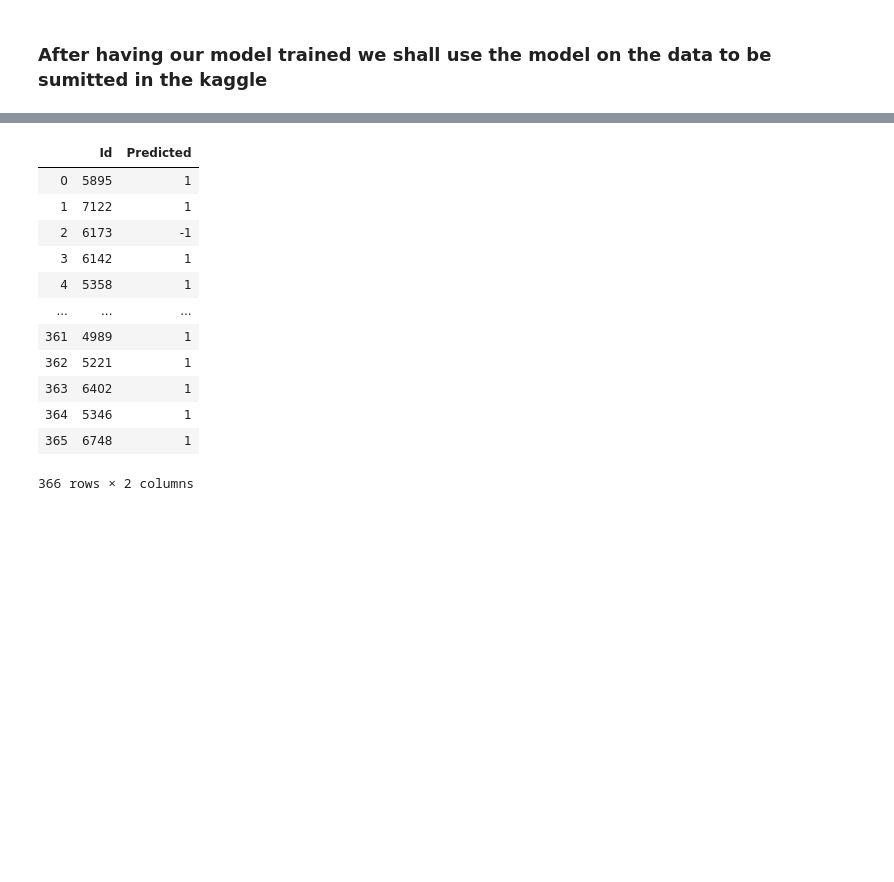
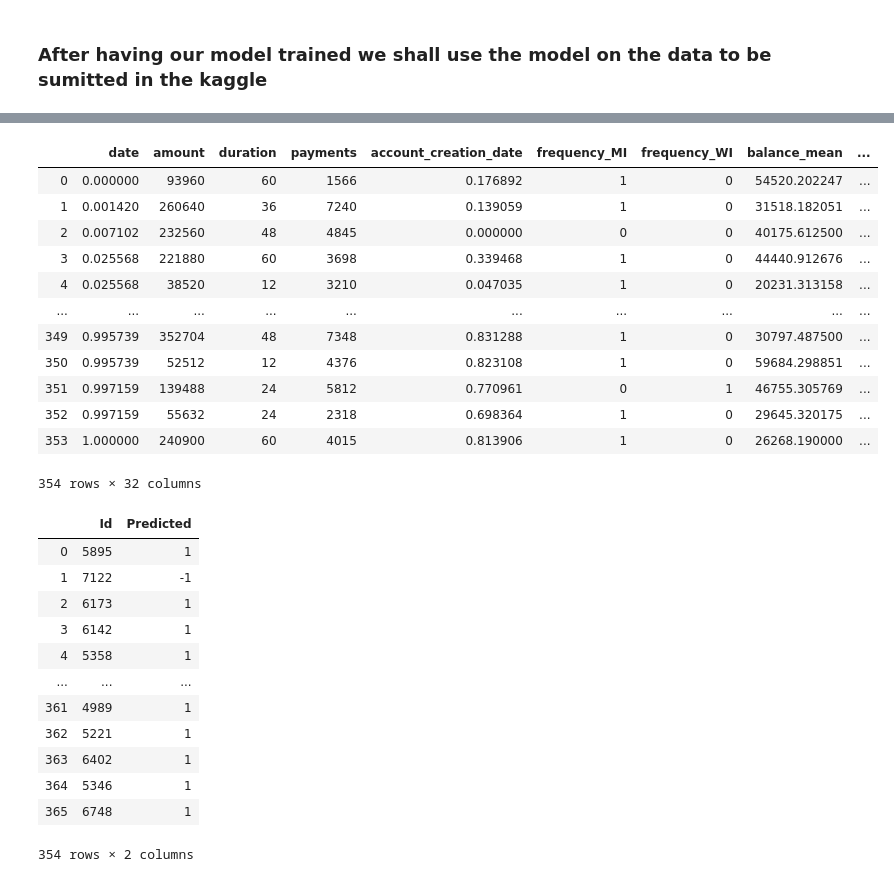
Before and after one commit to EdgarACarneiro/feup-ecac, a Jupyter notebook: project-competition/prediction.ipynb, the cells around one changed output, grey strips where cells are left out. Drawn from its saved outputs; the diff is of its cells as text; code cells hidden in the pictures; blank space fills up the shorter version.

```diff
--- a/project-competition/prediction.ipynb
+++ b/project-competition/prediction.ipynb
@@ -157,27 +160,43 @@ display(test_dataset.head())
 # %%
 # Using the model to get the 'status' predictions
+display(test_dataset)
 predictions_df = test_dataset.copy()
 predictions_df['Predicted'] = classifier.predict(test_dataset)
 predictions_df = ids.merge(predictions_df, on=['date', 'amount'])
 predictions_df = predictions_df[['loan_id', 'Predicted']]\
                     .rename(columns={
-                        'loan_id': 'Id'})
+                        'loan_id': 'Id'
+                    })\
+                    .drop_duplicates()
 
 display(predictions_df)
 # %% [output]
-|  | Id | Predicted |
-| 0 | 5895 | 1 |
-| 1 | 7122 | 1 |
-| 2 | 6173 | -1 |
-| 3 | 6142 | 1 |
-| 4 | 5358 | 1 |
-| ... | ... | ... |
-| 361 | 4989 | 1 |
-| 362 | 5221 | 1 |
-| 363 | 6402 | 1 |
-| 364 | 5346 | 1 |
-| 365 | 6748 | 1 |
+|  | date | amount | duration | payments | account_creation_date | frequency_MI | frequency_WI | balance_mean | ... |
+| 0 | 0.000000 | 93960 | 60 | 1566 | 0.176892 | 1 | 0 | 54520.202247 | ... |
+| 1 | 0.001420 | 260640 | 36 | 7240 | 0.139059 | 1 | 0 | 31518.182051 | ... |
+| 2 | 0.007102 | 232560 | 48 | 4845 | 0.000000 | 0 | 0 | 40175.612500 | ... |
+| 3 | 0.025568 | 221880 | 60 | 3698 | 0.339468 | 1 | 0 | 44440.912676 | ... |
+| 4 | 0.025568 | 38520 | 12 | 3210 | 0.047035 | 1 | 0 | 20231.313158 | ... |
+| ... | ... | ... | ... | ... | ... | ... | ... | ... | ... |
+| 349 | 0.995739 | 352704 | 48 | 7348 | 0.831288 | 1 | 0 | 30797.487500 | ... |
+| 350 | 0.995739 | 52512 | 12 | 4376 | 0.823108 | 1 | 0 | 59684.298851 | ... |
+| 351 | 0.997159 | 139488 | 24 | 5812 | 0.770961 | 0 | 1 | 46755.305769 | ... |
+| 352 | 0.997159 | 55632 | 24 | 2318 | 0.698364 | 1 | 0 | 29645.320175 | ... |
+| 353 | 1.000000 | 240900 | 60 | 4015 | 0.813906 | 1 | 0 | 26268.190000 | ... |
-366 rows × 2 columns
+354 rows × 32 columns
+|  | Id | Predicted |
+| 0 | 5895 | 1 |
+| 1 | 7122 | -1 |
+| 2 | 6173 | 1 |
+| 3 | 6142 | 1 |
+| 4 | 5358 | 1 |
+| ... | ... | ... |
+| 361 | 4989 | 1 |
+| 362 | 5221 | 1 |
+| 363 | 6402 | 1 |
+| 364 | 5346 | 1 |
+| 365 | 6748 | 1 |
+354 rows × 2 columns
 # %%
 # Outputting predictions to .csv
 # CHANGE FILE NAME TO PRESERVE DIFFERENT INSTANCES
```
Also changed, not shown: parts of 4 cells of this notebook, 3 other files.
